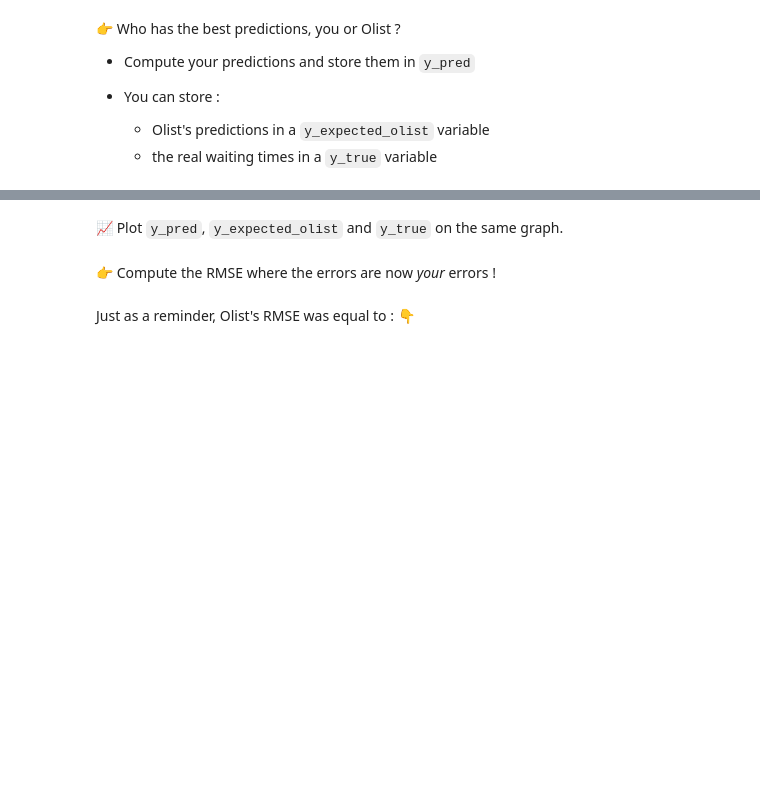
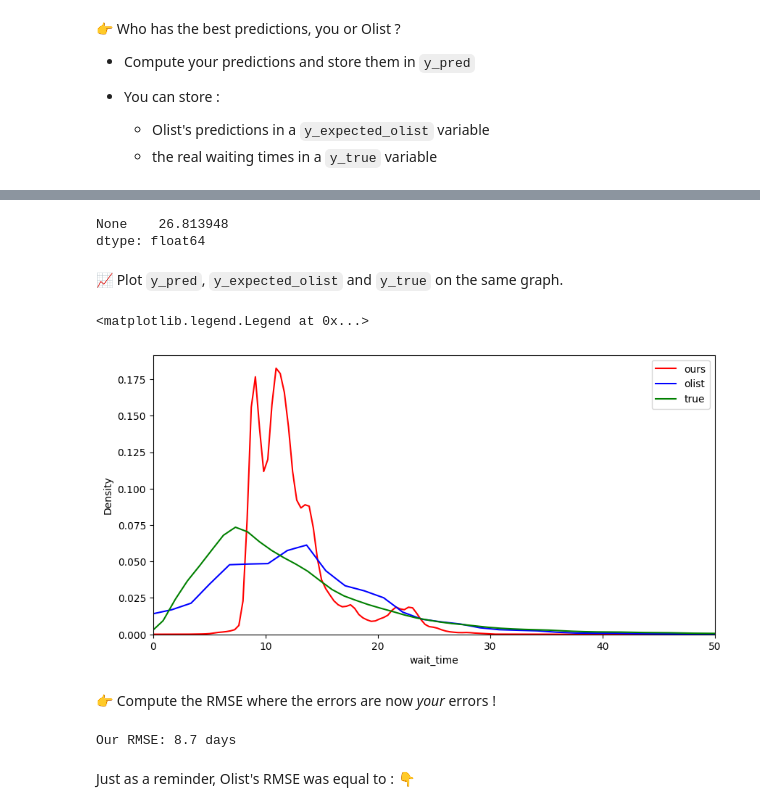
Before and after one commit to trouni/batch-1106, a Jupyter notebook: recaps/delivery_time.ipynb, the cells around one changed output, grey strips where cells are left out. Saved outputs shown, nothing was run; the diff lists cells and outputs as text; code cells hidden in the pictures; blank space fills up the shorter version.

```diff
--- a/recaps/delivery_time.ipynb
+++ b/recaps/delivery_time.ipynb
@@ -64,0 +118,16 @@ orders.info()
+# %%
+X_standardized = X.copy()
+for feature in features:
+    mean = X[feature].mean()
+    std = X[feature].std()
+    X_standardized[feature] = X[feature].map(lambda x: (x - mean)/std)
+X_standardized
+
+# OR
+
+# def standardize(df):
+#     mean = X.mean()
+#     std = X.std()
+#     return (df - mean)/std
+
+# X_standardized = standardize(X)
@@ -72,0 +170,3 @@ patsy.dmatrix('price + distance_seller_customer', orders)
+# %%
+X_standardized['intercept'] = 1
+X_standardized
@@ -76,0 +189,3 @@ patsy.dmatrix('price + distance_seller_customer', orders)
+# %%
+model = sm.OLS(Y, X_standardized).fit()
+model.summary()
@@ -90,0 +228,7 @@ patsy.dmatrix('price + distance_seller_customer', orders)
+# %%
+y_true = orders.wait_time
+
+y_expected_olist = orders.expected_wait_time - orders.wait_time
+
+y_pred = model.predict(X_standardized)
+y_pred
@@ -91,2 +248,19 @@ patsy.dmatrix('price + distance_seller_customer', orders)
+# %%
+# We can make predictions for a sample that's not in the dataset
+
+# features = ['number_of_products', 'number_of_sellers', 'price', 'freight_value', 'distance_seller_customer']
+sample = pd.Series([10, 3, 450, 80, 3000])
+
+# We need to standardize our sample
+sample = sample.map(lambda x: (x - mean)/std)
+
+# And to add an intercept
+intercept = pd.Series(1)
+sample = pd.concat((sample, intercept))
+
+model.predict(sample)
+# %% [output]
+None    26.813948
+dtype: float64
 # %% [markdown]
 📈 Plot `y_pred`, `y_expected_olist` and `y_true` on the same graph.
@@ -95,2 +267,12 @@ patsy.dmatrix('price + distance_seller_customer', orders)
+# %%
+plt.figure(figsize=(10,5))
+sns.kdeplot(y_pred, c='red', label='ours')
+sns.kdeplot(y_expected_olist, c='blue', label='olist')
+sns.kdeplot(y_true, c='green', label='true')
+plt.xlim(0,50)
+plt.legend()
+# %% [output]
+<matplotlib.legend.Legend at 0x...>
+[figure, added]
 # %% [markdown]
 👉 Compute the RMSE where the errors are now *your* errors !
@@ -99,3 +279,11 @@ patsy.dmatrix('price + distance_seller_customer', orders)
+# %%
+our_error = y_pred - orders.wait_time
+(our_error ** 2).mean() ** 0.5
+
+our_rmse = (our_error**2).mean()**0.5
+print(f"Our RMSE: {our_rmse:.1f} days")
+# %% [output]
+Our RMSE: 8.7 days
 # %% [markdown]
 Just as a reminder, Olist's RMSE was equal to : 👇
 # %%
```
Also changed, not shown: parts of 37 cells of this notebook.
